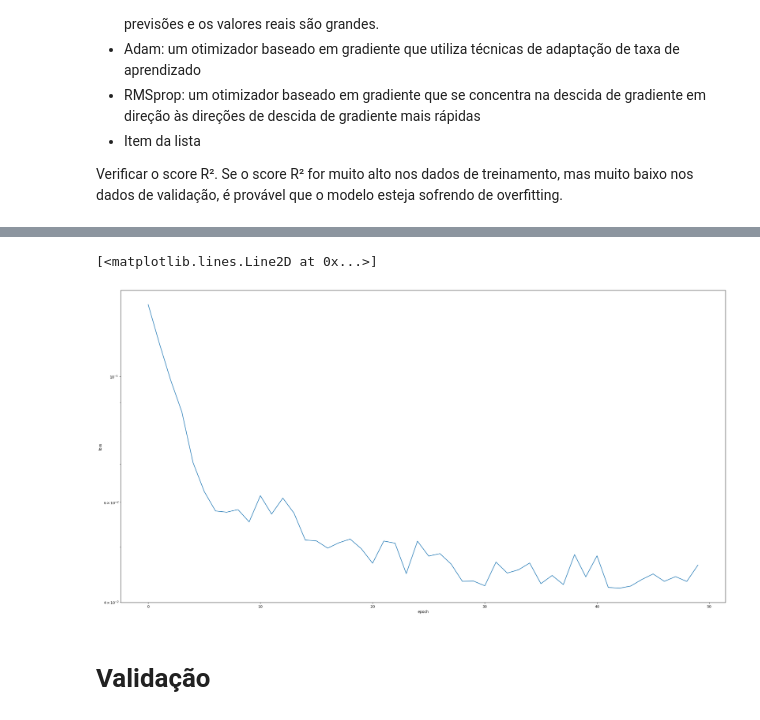
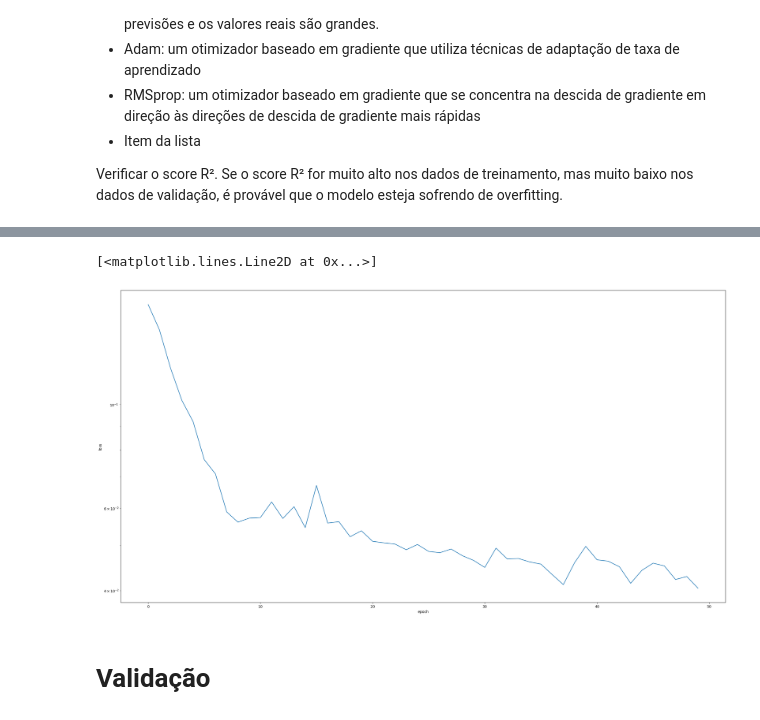
Before and after one commit to laysfreitas/Covid_Dados, a Jupyter notebook: LSTM_Covid_19.ipynb, the cells around one changed output, grey strips where cells are left out. Drawn from its saved outputs; the diff is of its cells as text; code cells hidden in the pictures.

```diff
--- a/LSTM_Covid_19.ipynb
+++ b/LSTM_Covid_19.ipynb
@@ -73,16 +80,16 @@ from keras.layers import Dropout
 # Inicializar modelo LSTM
 
 m = Sequential()
-m.add(LSTM(units=128, return_sequences=True, input_shape=(xin.shape[1],2)))
+m.add(LSTM(units=50, return_sequences=True, input_shape=(xin.shape[1],2)))
 m.add(Dropout(0.2))
-m.add(LSTM(units=100, return_sequences=True, input_shape=(xin.shape[1],2)))
+m.add(LSTM(units=50))
 m.add(Dropout(0.2))
-m.add(Dense(units=50))
-m.compile(optimizer = 'mse', loss = 'mean_squared_error')
+m.add(Dense(units=1))
+m.compile(optimizer = 'adam', loss = 'mean_squared_error')
 # %%
 # Modelo LSTM fit
 
-history = m.fit(xin, next_x1, epochs = 100, batch_size = 50, verbose = 1)
+history = m.fit(xin, next_x1, epochs = 50, batch_size = 50, verbose = 1)
 
 plt.figure(figsize=(30.4,15.8))
 plt.ylabel('loss'); plt.xlabel('epoch')
@@ -108,5 +115,5 @@ Epoch 50/50
 [<matplotlib.lines.Line2D at 0x...>]
-[figure, old version]
+[figure, new version]
 # %% [markdown]
 # **Validação**
 # %%
```
Also changed, not shown: parts of 4 cells of this notebook.
